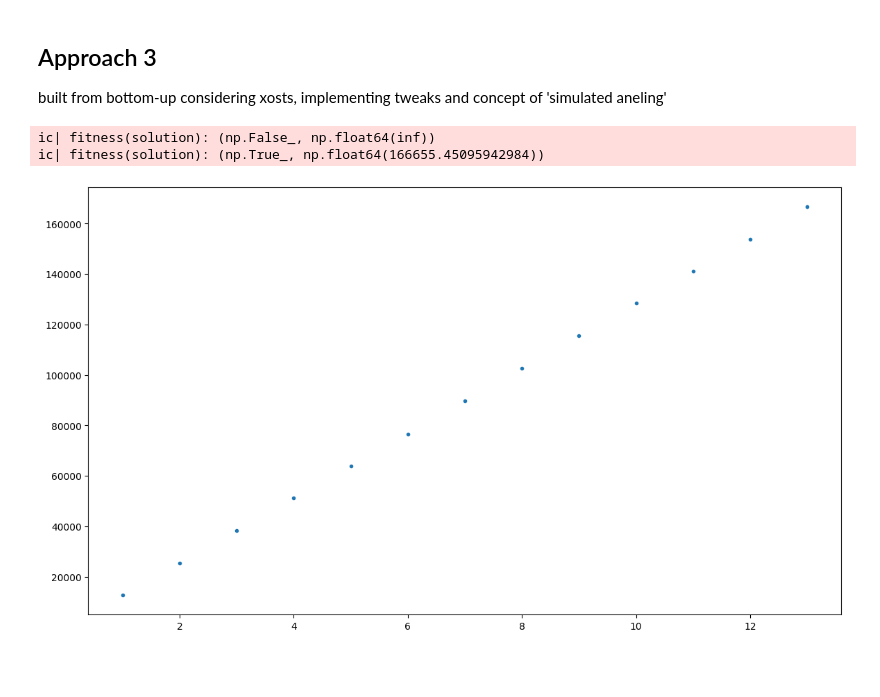
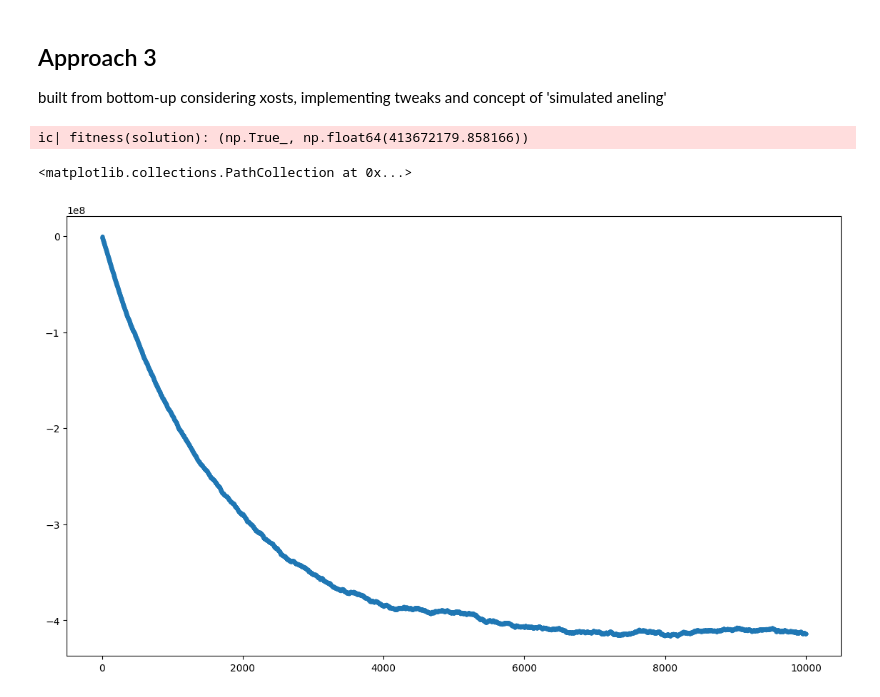
Before and after one commit to EmVot/CI2024_lab1, a Jupyter notebook: lab1.ipynb, the cells around one changed output. Saved outputs shown, nothing was run; the diff lists cells and outputs as text; code cells hidden in the pictures; blank space fills up the shorter version.

Commit message:
Final commit for lab1 solution

```diff
--- a/lab1.ipynb
+++ b/lab1.ipynb
@@ -184,9 +184,12 @@ Minimum cost: 254.9091703989164
 solution=np.full(NUM_SETS, False)
 solution_fitness = fitness(solution)
 history = [float(solution_fitness[1])]
-ic(fitness(solution))
+steps = 10000
+current_step=0
 
-while not valid(solution):
+while not valid(solution) or current_step<steps:
+
+    current_step+=1
 
     #choosing a random set to add to our solution
 
@@ -209,16 +212,12 @@ while not valid(solution):
     if not newly_coverage>old_coverage:
         solution[rand_index]=False
 
-ic(fitness(solution))
+
 plt.figure(figsize= (14, 8))
-plt.plot (
-    range(len(history)),
-    list(accumulate(history, max)),
-    color ="red",
-)
+
+history = -np.array(history)
 
 _ = plt.scatter(range(len(history)), history, marker = ".")
 
-
-cost(solution)
+ic(cost(solution))
 # %% [output]
@@ -300,12 +298,15 @@ def tweak(sol,tweak):
 # COSTS is the cost array for each set
 
 solution=np.full(NUM_SETS, False)
+history = []
+steps = 10000
+current_step = 0
+best_cost = None
+best_step = None
 
-solution_fitness = fitness(solution)
-history = [float(solution_fitness[1])]
-ic(fitness(solution))
+while not valid(solution) or current_step < steps:
 
-while not valid(solution):
+    current_step+=1
 
     #choosing a random set to add to our solution
 
@@ -313,45 +314,44 @@ while not valid(solution):
 
     rand_index=None
     candidates=[]
 
     while len(candidates)<candidates_nr:
 
         rand_index=np.random.randint(0,NUM_SETS)
 
         if(rand_index not in candidates):
             candidates.append(rand_index)
 
 
 
     new_sol = tweak(solution.copy(),np.array(candidates))
 
     old_Cost= cost(solution)
     new_cost = cost(new_sol)
 
-    if cost(new_sol)>cost(solution):
+    history.append(float(new_cost))
+
+    if cost(new_sol)>cost(solution) and not valid(solution):
         if covered_elements(new_sol) > covered_elements(solution) or new_cost/old_Cost > tweak_tolerance:
             solution=new_sol
 
     else:
         solution=new_sol
 
-    f = fitness (new_sol)
-    history.append(float(f[1]))
+    if valid(solution) and  (best_cost is None or best_cost>cost(solution)):
+        best_cost=cost(solution)
+        best_step = current_step
 
 
+ic(fitness(solution))
 
-cost(solution)
+history = -np.array(history)
 
-ic(fitness(solution))
 plt.figure(figsize= (14, 8))
-plt.plot (
-    range(len(history)),
-    list(accumulate(history, max)),
-    color ="red",
-)
-
-_ = plt.scatter(range(len(history)), history, marker = ".")
+plt.xlabel='steps'
+plt.ylabel='Cost function'
+plt.scatter(range(len(history)), history, marker = ".")
 # %% [output]
-ic| fitness(solution): (np.False_, np.float64(inf))
-ic| fitness(solution): (np.True_, np.float64(166655.45095942984))
+ic| fitness(solution): (np.True_, np.float64(413672179.858166))
+<matplotlib.collections.PathCollection at 0x...>
-[figure, old version]
+[figure, new version]
```
Also changed, not shown: parts of 3 cells of this notebook.
